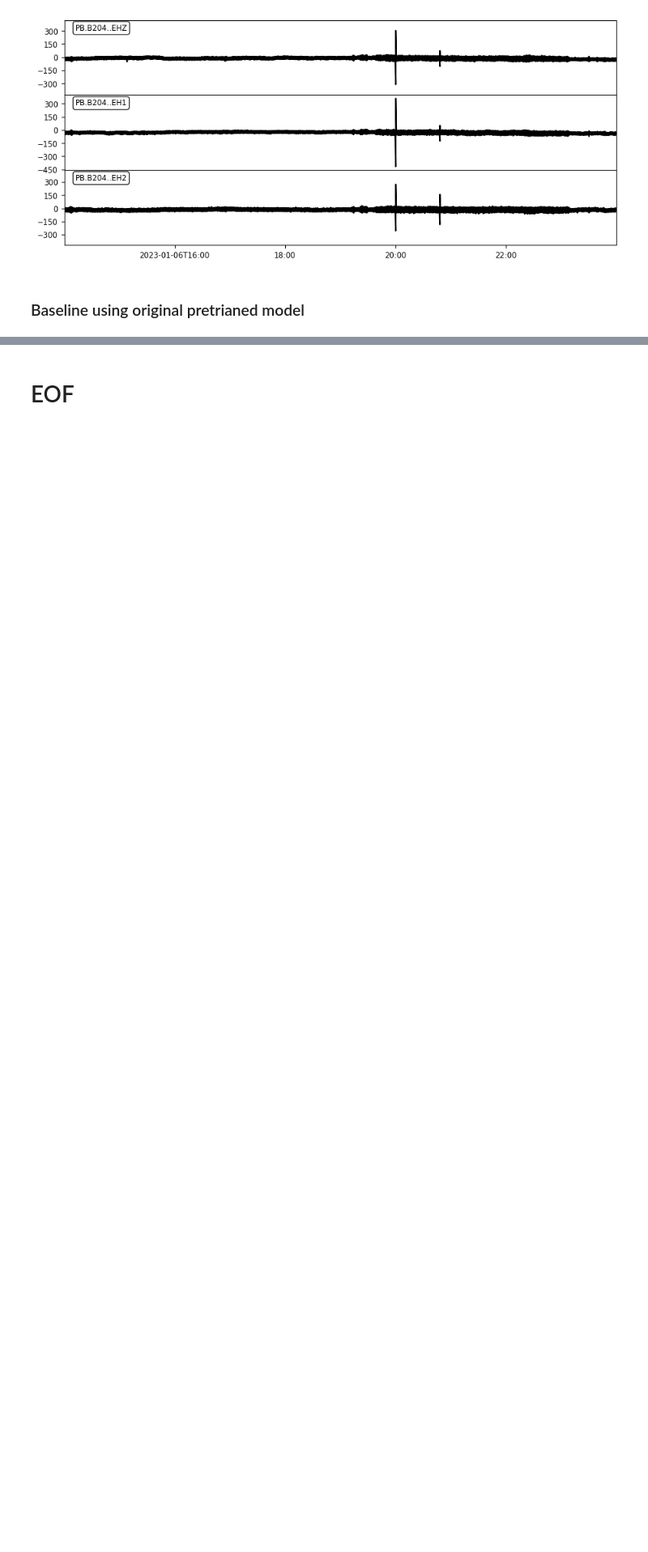
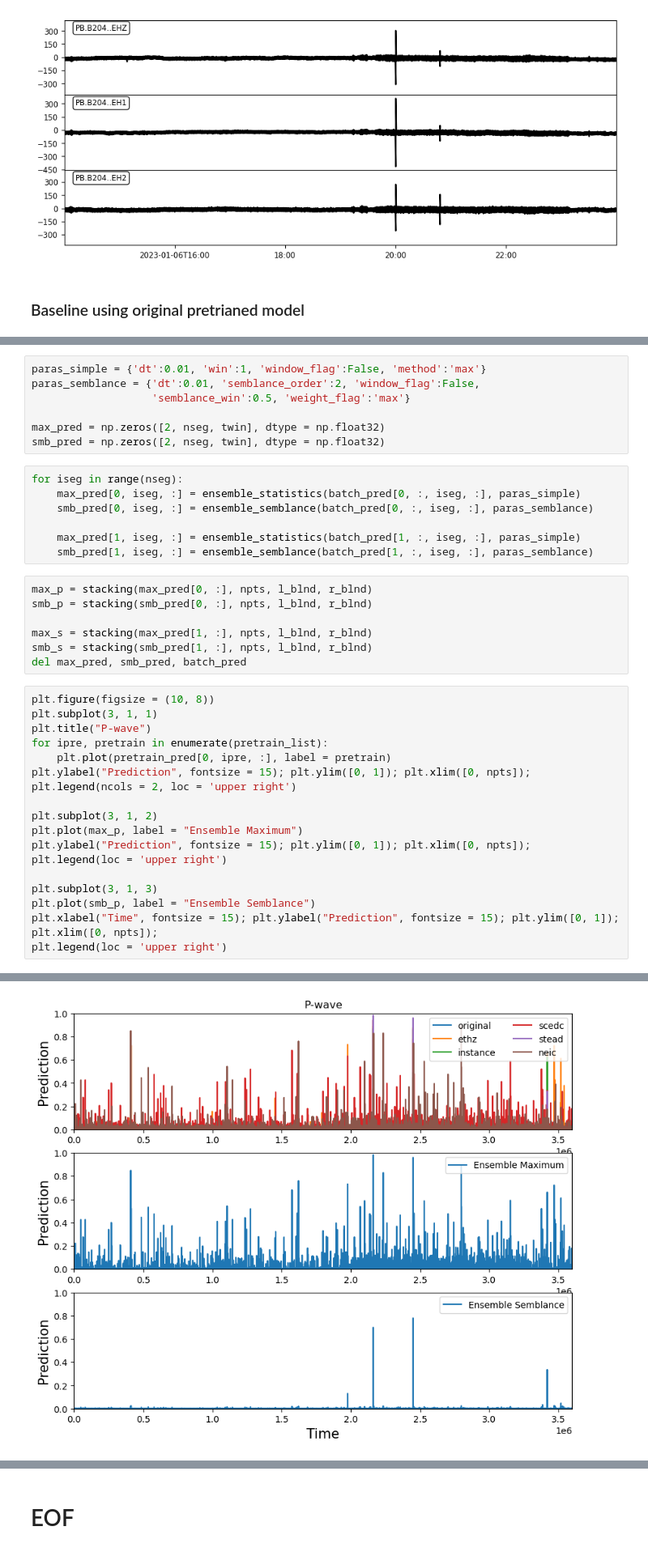
Before and after one commit to congcy/ELEP, a Jupyter notebook: docs/tutorials/example_continuous_data.ipynb, the cells around one changed output, grey strips where cells are left out. Shown: that part at 81% size. Cells and saved outputs as stored; diff of their text form; blank space fills up the shorter version.

```diff
--- a/docs/tutorials/example_continuous_data.ipynb
+++ b/docs/tutorials/example_continuous_data.ipynb
@@ -112,0 +177,40 @@ plt.legend(loc = 'upper right')
+# %%
+paras_simple = {'dt':0.01, 'win':1, 'window_flag':False, 'method':'max'}
+paras_semblance = {'dt':0.01, 'semblance_order':2, 'window_flag':False,
+                   'semblance_win':0.5, 'weight_flag':'max'}
+
+max_pred = np.zeros([2, nseg, twin], dtype = np.float32)
+smb_pred = np.zeros([2, nseg, twin], dtype = np.float32)
+# %%
+for iseg in range(nseg):
+    max_pred[0, iseg, :] = ensemble_statistics(batch_pred[0, :, iseg, :], paras_simple)
+    smb_pred[0, iseg, :] = ensemble_semblance(batch_pred[0, :, iseg, :], paras_semblance)
+
+    max_pred[1, iseg, :] = ensemble_statistics(batch_pred[1, :, iseg, :], paras_simple)
+    smb_pred[1, iseg, :] = ensemble_semblance(batch_pred[1, :, iseg, :], paras_semblance)
+# %%
+max_p = stacking(max_pred[0, :], npts, l_blnd, r_blnd)
+smb_p = stacking(smb_pred[0, :], npts, l_blnd, r_blnd)
+
+max_s = stacking(max_pred[1, :], npts, l_blnd, r_blnd)
+smb_s = stacking(smb_pred[1, :], npts, l_blnd, r_blnd)
+del max_pred, smb_pred, batch_pred
+# %%
+plt.figure(figsize = (10, 8))
+plt.subplot(3, 1, 1)
+plt.title("P-wave")
+for ipre, pretrain in enumerate(pretrain_list):
+    plt.plot(pretrain_pred[0, ipre, :], label = pretrain)
+plt.ylabel("Prediction", fontsize = 15); plt.ylim([0, 1]); plt.xlim([0, npts]);
+plt.legend(ncols = 2, loc = 'upper right')
+
+plt.subplot(3, 1, 2)
+plt.plot(max_p, label = "Ensemble Maximum")
+plt.ylabel("Prediction", fontsize = 15); plt.ylim([0, 1]); plt.xlim([0, npts]);
+plt.legend(loc = 'upper right')
+
+plt.subplot(3, 1, 3)
+plt.plot(smb_p, label = "Ensemble Semblance")
+plt.xlabel("Time", fontsize = 15); plt.ylabel("Prediction", fontsize = 15); plt.ylim([0, 1]); plt.xlim([0, npts]);
+plt.legend(loc = 'upper right')
+# %% [output]
@@ -112,0 +218 @@ plt.legend(loc = 'upper right')
+[figure, added]
```
Also changed, not shown: parts of 23 cells of this notebook.
